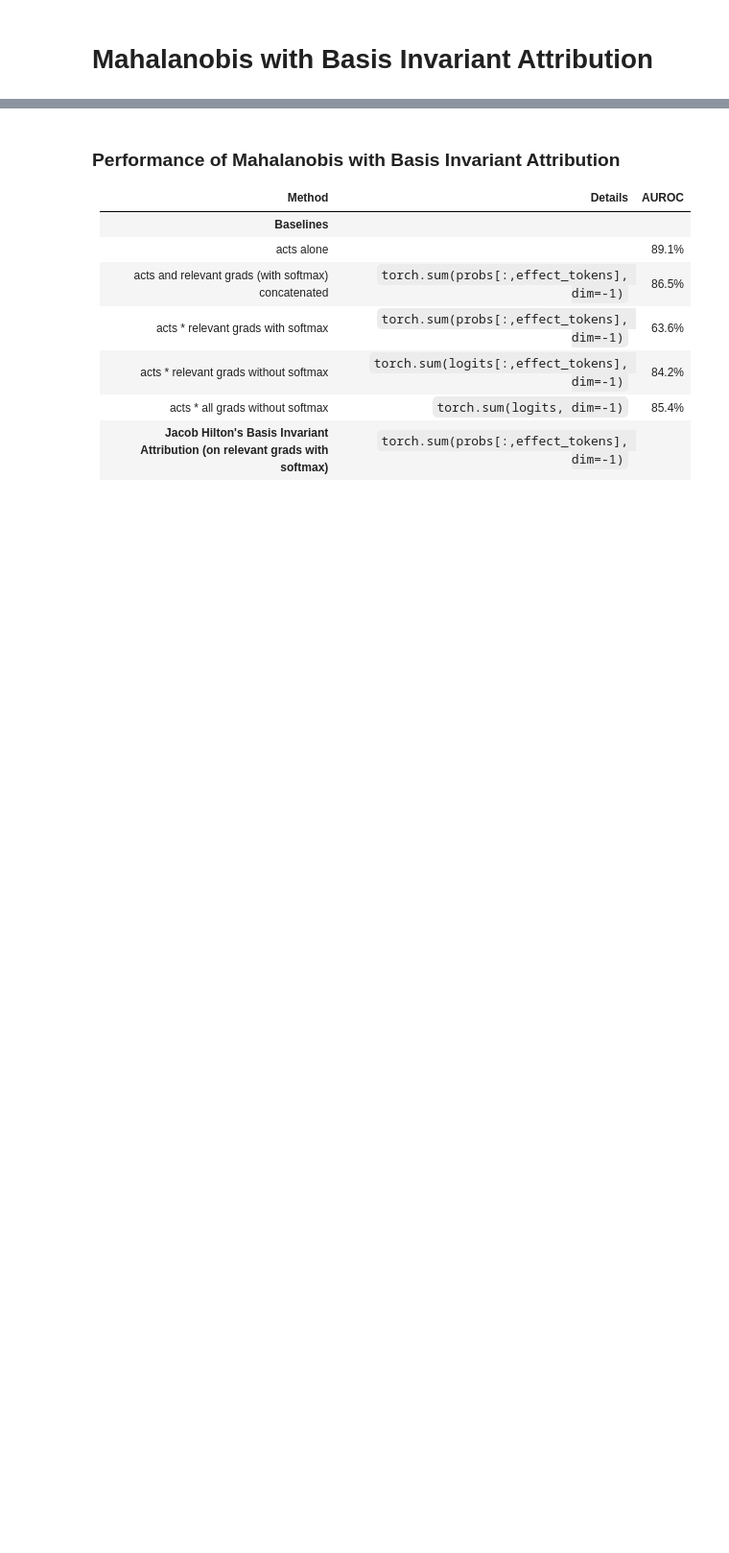
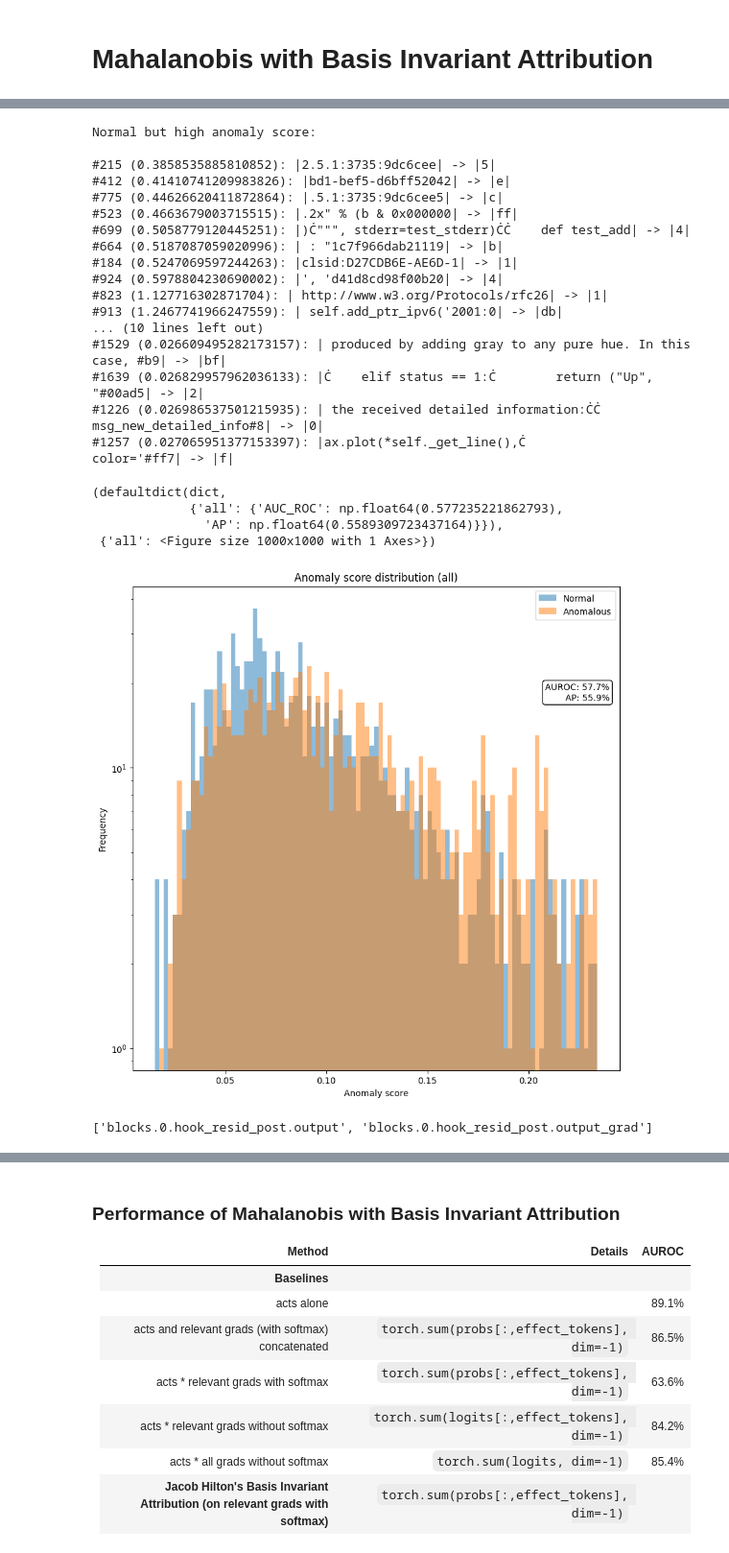
Before and after one commit to jordansauce/mad-experiments, a Jupyter notebook: tiny_natural_mechanisms.ipynb, the cells around one changed output, grey strips where cells are left out. Shown at 96% size. Cells and saved outputs as stored; diff of their text form; code cells hidden in the pictures; blank space fills up the shorter version.

```diff
--- a/tiny_natural_mechanisms.ipynb
+++ b/tiny_natural_mechanisms.ipynb
@@ -216,8 +275,6 @@ Normal but high anomaly score:
 # %% [markdown]
 # Mahalanobis with Basis Invariant Attribution
 # %%
-
-
 def get_attribution_projection(acts, grads, k):
 	"""see `A basis invariant version of Attribution` by Jacob Hilton
 
@@ -302,11 +359,14 @@ def sum_of_relevant_logits(logits):
 k = 10
 batch_size = 350
 cache = detectors.FeatureCache(device=device)
-mahalanobis_attribution_detector = detectors.MahalanobisDetector(activation_names=names, layer_aggregation="mean", cache=cache, get_grads=True, output_func=sum_of_relevant_logits, act_grad_combination_func=basis_invariant_attribution.weight_activations_by_gradient_attribution )
-# mahalanobis_attribution_detector = detectors.MahalanobisDetector(activation_names=names, layer_aggregation="mean", cache=cache, get_grads=True, output_func=sum_of_relevant_logits, act_grad_combination_func=partial(weight_activations_by_gradient_attribution, k=k) )
-# attribution_extractor = detectors.extractors.gradient_feature_extractor.GradientFeatureExtractor(cache=cache, get_grads=True, output_func=sum_of_relevant_logits, act_grad_combination_func=weight_activations_by_gradient_attribution)
+mahalanobis_attribution_detector = detectors.MahalanobisDetector(activation_names=names, layer_aggregation="mean", cache=cache, get_grads=True, output_func_for_grads=sum_of_relevant_logits, act_grad_combination_func=basis_invariant_attribution.weight_activations_by_gradient_attribution )
+# mahalanobis_attribution_detector = detectors.MahalanobisDetector(activation_names=names, layer_aggregation="mean", cache=cache, get_grads=True, output_func_for_grads=sum_of_relevant_logits, act_grad_combination_func=partial(weight_activations_by_gradient_attribution, k=k) )
+# attribution_extractor = detectors.extractors.gradient_feature_extractor.GradientFeatureExtractor(cache=cache, get_grads=True, output_func_for_grads=sum_of_relevant_logits, act_grad_combination_func=weight_activations_by_gradient_attribution)
 # mahalanobis_attribution_detector = detectors.MahalanobisDetector(feature_extractor=attribution_extractor, activation_names=names, layer_aggregation="mean")
 mahalanobis_attribution_detector.train(task, batch_size=batch_size)
 basis_invariant_attribution.update = True
-mahalanobis_attribution_detector.eval(dataset=task.test_data, batch_size=batch_size, show_worst_mistakes=True, sample_format_fn=sample_format_fn)
+
+from cupbearer.data._shared import MixedData
+unbalanced_data = MixedData(task.test_data.normal_data, task.test_data.anomalous_data, normal_weight=0.90)
+mahalanobis_attribution_detector.eval(dataset=unbalanced_data, batch_size=batch_size, show_worst_mistakes=True, sample_format_fn=sample_format_fn)
 # %% [output]
@@ -339,0 +375,14 @@ Normal but high anomaly score:
+# %%
+from cupbearer.detectors.extractors.gradient_feature_extractor import BasisInvariantAttributionFeatureExtractor
+
+k = 10
+batch_size = 300
+cache = detectors.FeatureCache(device=device)
+attribution_extractor = BasisInvariantAttributionFeatureExtractor(names=names, cache=cache, output_func_for_grads=sum_of_relevant_logits)
+mahalanobis_attribution_detector = detectors.MahalanobisDetector(feature_extractor=attribution_extractor, activation_names=names,  layer_aggregation="mean", cache=cache)
+mahalanobis_attribution_detector.train(task, batch_size=batch_size)
+
+from cupbearer.data._shared import MixedData
+unbalanced_data = MixedData(task.test_data.normal_data, task.test_data.anomalous_data, normal_weight=0.5)
+mahalanobis_attribution_detector.eval(dataset=unbalanced_data, batch_size=batch_size, show_worst_mistakes=True, sample_format_fn=sample_format_fn)
+# %% [output]
@@ -339,0 +394,39 @@ Normal but high anomaly score:
+Normal but high anomaly score:
+
+#215 (0.3858535885810852): |2.5.1:3735:9dc6cee| -> |5|
+#412 (0.41410741209983826): |bd1-bef5-d6bff52042| -> |e|
+#775 (0.44626620411872864): |.5.1:3735:9dc6cee5| -> |c|
+#523 (0.4663679003715515): |.2x" % (b & 0x000000| -> |ff|
+#699 (0.5058779120445251): |)Ċ""", stderr=test_stderr)ĊĊ    def test_add| -> |4|
+#664 (0.5187087059020996): | : "1c7f966dab21119| -> |b|
+#184 (0.5247069597244263): |clsid:D27CDB6E-AE6D-1| -> |1|
+#924 (0.5978804230690002): |', 'd41d8cd98f00b20| -> |4|
+#823 (1.127716302871704): | http://www.w3.org/Protocols/rfc26| -> |1|
+#913 (1.2467741966247559): | self.add_ptr_ipv6('2001:0| -> |db|
+... (10 lines left out)
+#1529 (0.026609495282173157): | produced by adding gray to any pure hue. In this case, #b9| -> |bf|
+#1639 (0.026829957962036133): |Ċ    elif status == 1:Ċ        return ("Up", "#00ad5| -> |2|
+#1226 (0.026986537501215935): | the received detailed information:ĊĊ            msg_new_detailed_info#8| -> |0|
+#1257 (0.027065951377153397): |ax.plot(*self._get_line(),Ċ                                       color='#ff7| -> |f|
+(defaultdict(dict,
+             {'all': {'AUC_ROC': np.float64(0.577235221862793),
+               'AP': np.float64(0.5589309723437164)}}),
+ {'all': <Figure size 1000x1000 with 1 Axes>})
+[figure, added]
+# %%
+93.2
+97.5
+
+
+# Updating on batch only (including at test time), batch_size=300, not using effect_tokens, k=10:
+97.2
+# Updating on batch only (including at test time), batch_size=300, using effect_tokens, k=10:
+99.3
+# Updating (including at test time), batch_size=300, not using effect_tokens, k=10:
+86.3
+# Updating (including at test time), batch_size=300, using effect_tokens, k=10:
+91.1
+# Updating (but not at test time), batch_size=300, using effect_tokens, k=10:
+58.0
+# %% [output]
+['blocks.0.hook_resid_post.output', 'blocks.0.hook_resid_post.output_grad']
```
Also changed, not shown: parts of 10 cells of this notebook, 2 other files.
